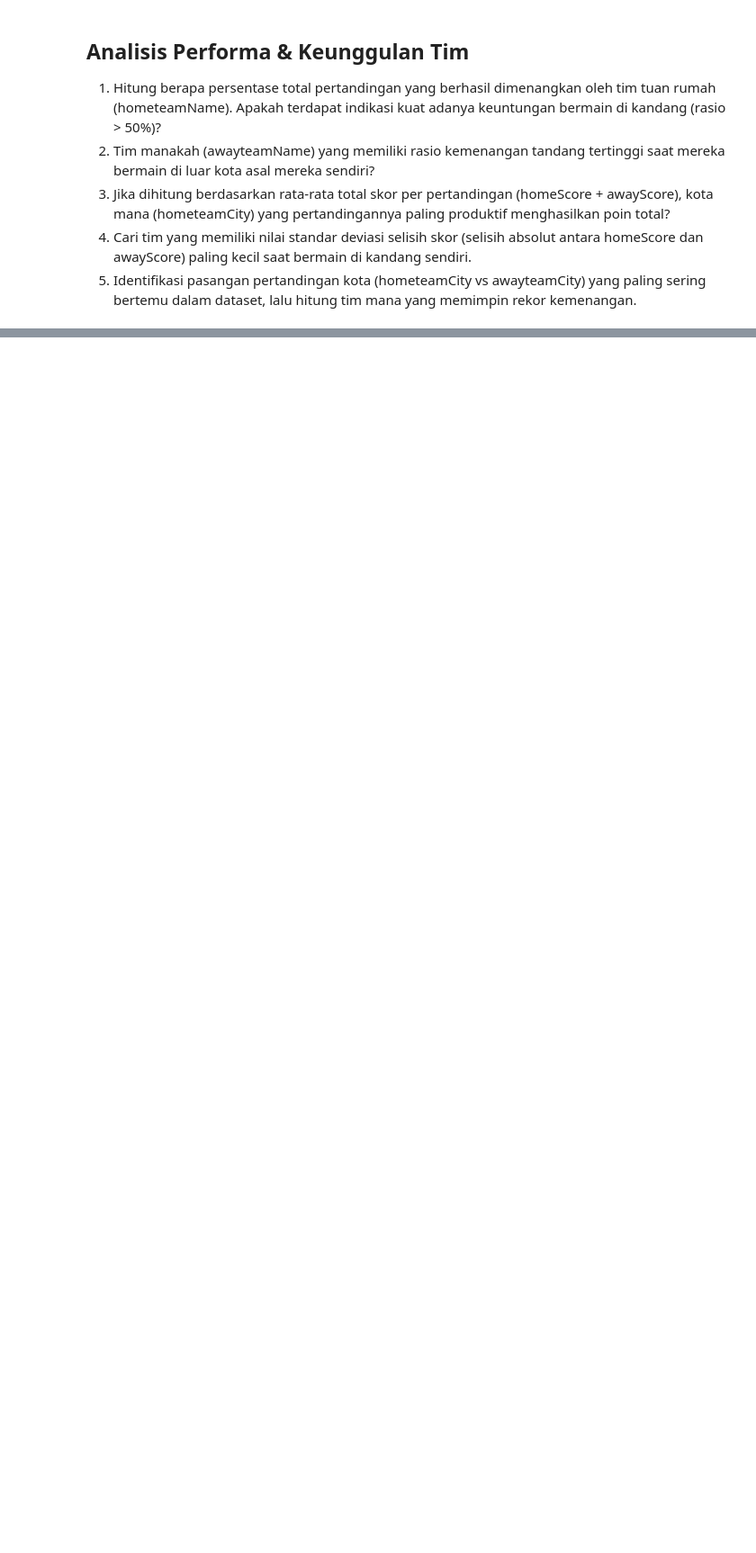
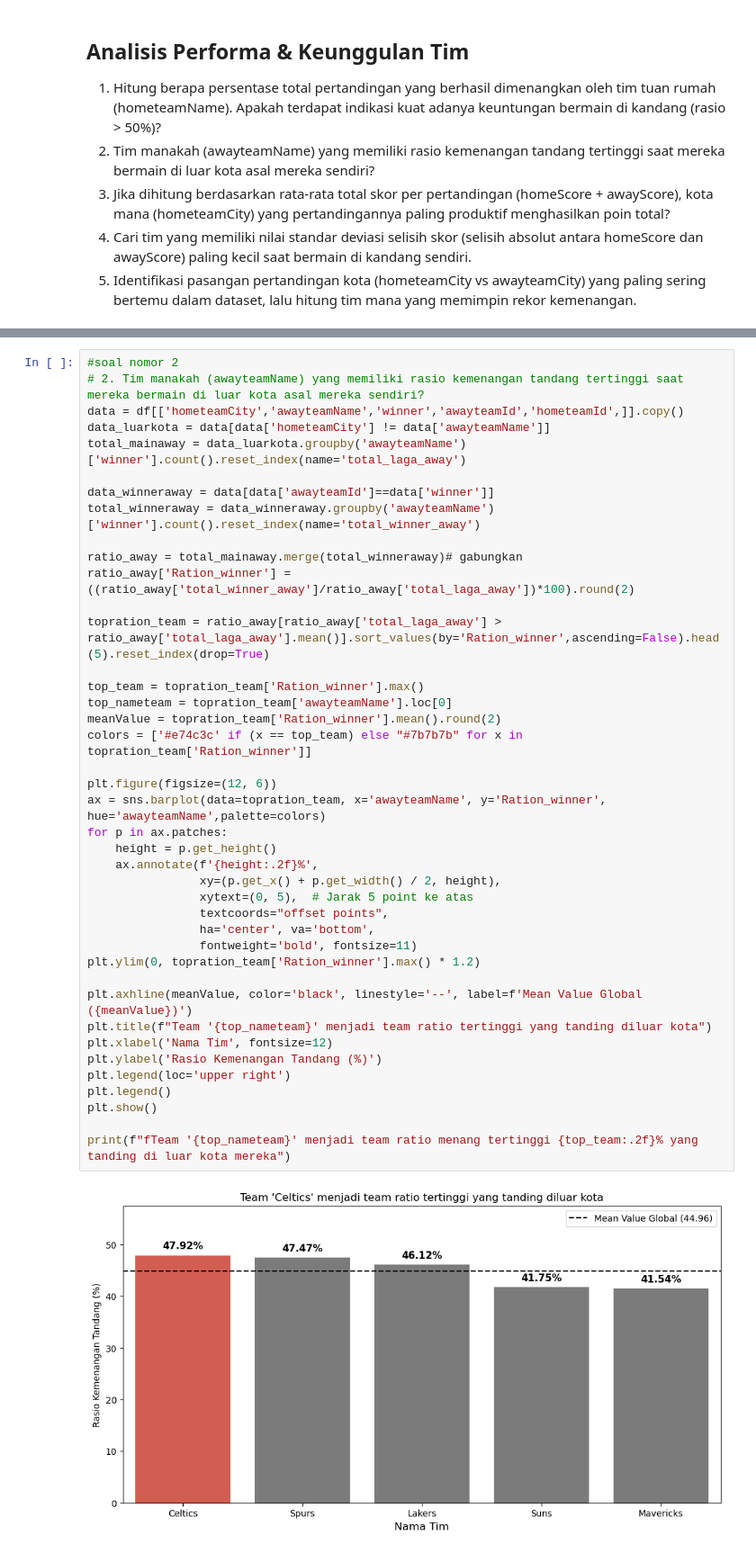
Before and after one commit to HafidzAfrieno/Project-Data-Analyst-Part-1, a Jupyter notebook: nba_player_analyst.ipynb, the cells around one changed output, grey strips where cells are left out. Shown at 90% size. Cells and saved outputs as stored; diff of their text form; blank space fills up the shorter version.

```diff
--- a/nba_player_analyst.ipynb
+++ b/nba_player_analyst.ipynb
@@ -291,0 +308,43 @@ totals_match
+# %%
+#soal nomor 2
+# 2. Tim manakah (awayteamName) yang memiliki rasio kemenangan tandang tertinggi saat mereka bermain di luar kota asal mereka sendiri?
+data = df[['hometeamCity','awayteamName','winner','awayteamId','hometeamId',]].copy()
+data_luarkota = data[data['hometeamCity'] != data['awayteamName']]
+total_mainaway = data_luarkota.groupby('awayteamName')['winner'].count().reset_index(name='total_laga_away')
+
+data_winneraway = data[data['awayteamId']==data['winner']]
+total_winneraway = data_winneraway.groupby('awayteamName')['winner'].count().reset_index(name='total_winner_away')
+
+ratio_away = total_mainaway.merge(total_winneraway)# gabungkan
+ratio_away['Ration_winner'] = ((ratio_away['total_winner_away']/ratio_away['total_laga_away'])*100).round(2)
+
+topration_team = ratio_away[ratio_away['total_laga_away'] > ratio_away['total_laga_away'].mean()].sort_values(by='Ration_winner',ascending=False).head(5).reset_index(drop=True)
+
+top_team = topration_team['Ration_winner'].max()
+top_nameteam = topration_team['awayteamName'].loc[0]
+meanValue = topration_team['Ration_winner'].mean().round(2)
+colors = ['#e74c3c' if (x == top_team) else "#7b7b7b" for x in topration_team['Ration_winner']]
+
+plt.figure(figsize=(12, 6))
+ax = sns.barplot(data=topration_team, x='awayteamName', y='Ration_winner', hue='awayteamName',palette=colors)
+for p in ax.patches:
+    height = p.get_height()
+    ax.annotate(f'{height:.2f}%',
+                xy=(p.get_x() + p.get_width() / 2, height),
+                xytext=(0, 5),  # Jarak 5 point ke atas
+                textcoords="offset points",
+                ha='center', va='bottom',
+                fontweight='bold', fontsize=11)
+plt.ylim(0, topration_team['Ration_winner'].max() * 1.2)
+
+plt.axhline(meanValue, color='black', linestyle='--', label=f'Mean Value Global ({meanValue})')
+plt.title(f"Team '{top_nameteam}' menjadi team ratio tertinggi yang tanding diluar kota")
+plt.xlabel('Nama Tim', fontsize=12)
+plt.ylabel('Rasio Kemenangan Tandang (%)')
+plt.legend(loc='upper right')
+plt.legend()
+plt.show()
+
+print(f"fTeam '{top_nameteam}' menjadi team ratio menang tertinggi {top_team:.2f}% yang tanding di luar kota mereka")
+# %% [output]
+[figure, added]
```
Also changed, not shown: parts of 3 cells of this notebook.
